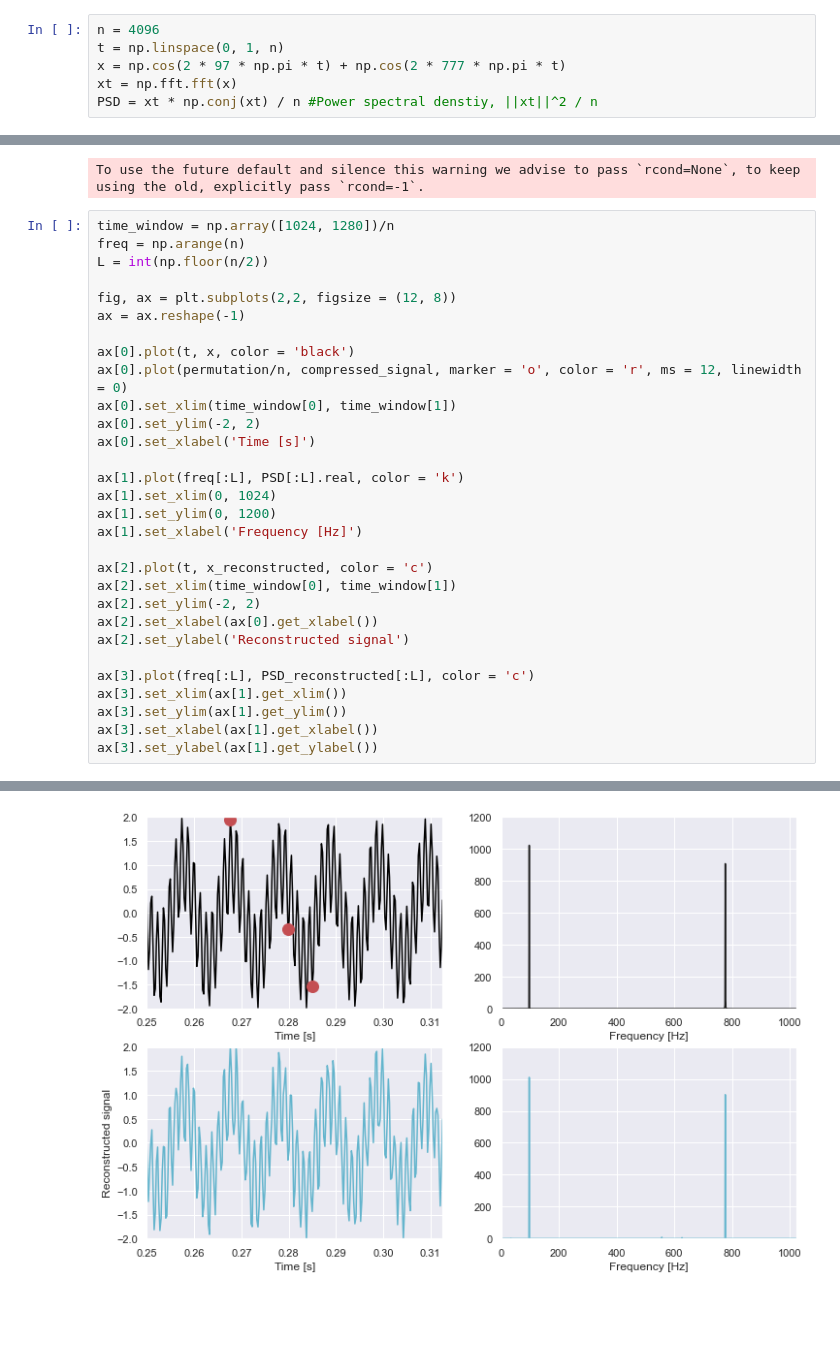
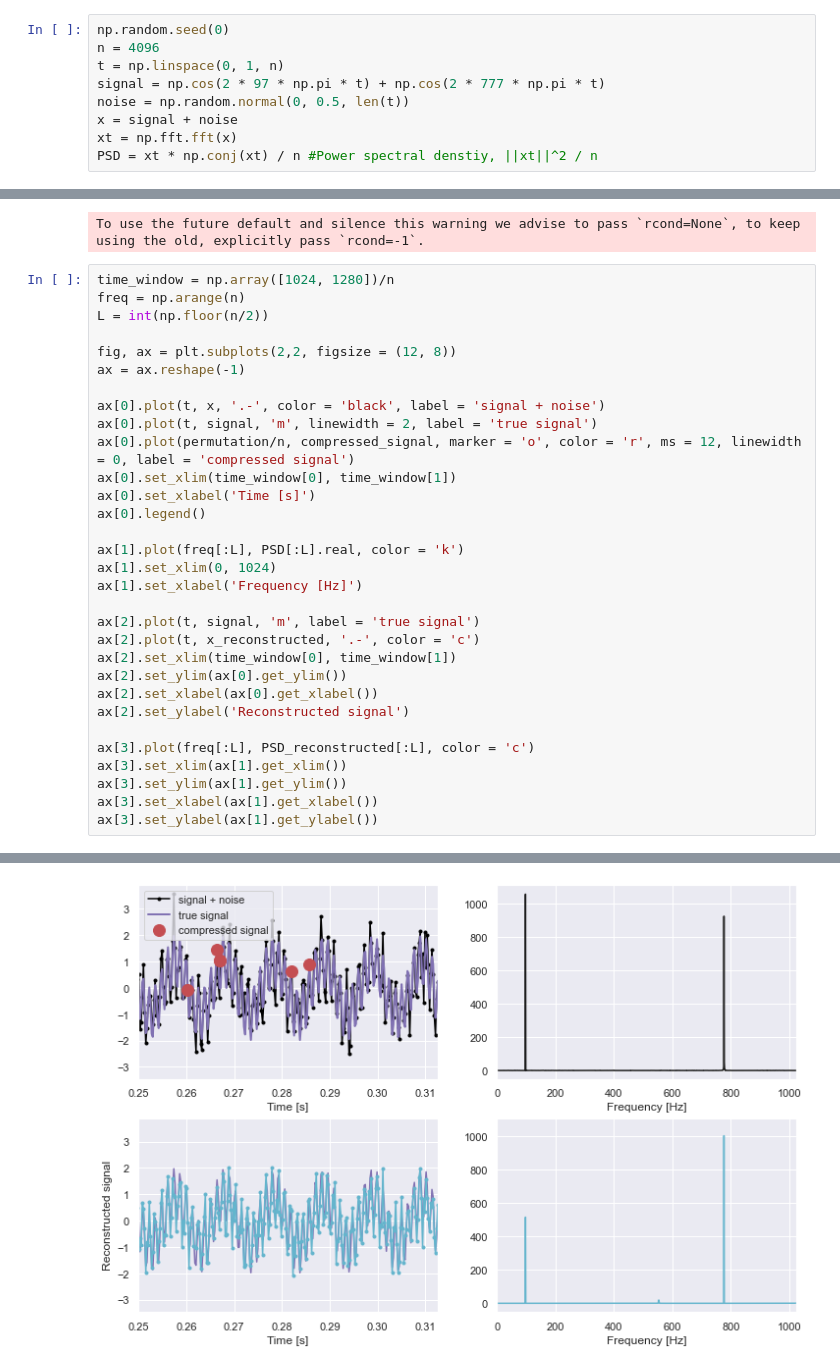
Before and after one commit to jonand9010/CompressedSensing, a Jupyter notebook: beating_nyquist.ipynb, the cells around one changed output, grey strips where cells are left out. Cells and saved outputs as stored; diff of their text form; blank space fills up the shorter version.

Commit message:
added noise

```diff
--- a/beating_nyquist.ipynb
+++ b/beating_nyquist.ipynb
@@ -46,9 +46,12 @@ def cosamp(phi, u, s, epsilon=1e-10, max_iter=1000):
 
     return a
 # %%
+np.random.seed(0)
 n = 4096
 t = np.linspace(0, 1, n)
-x = np.cos(2 * 97 * np.pi * t) + np.cos(2 * 777 * np.pi * t)
+signal = np.cos(2 * 97 * np.pi * t) + np.cos(2 * 777 * np.pi * t)
+noise = np.random.normal(0, 0.5, len(t))
+x = signal + noise
 xt = np.fft.fft(x)
 PSD = xt * np.conj(xt) / n #Power spectral denstiy, ||xt||^2 / n
 # %%
@@ -70,33 +73,34 @@ To use the future default and silence this warning we advise to pass `rcond=None
 # %%
 time_window = np.array([1024, 1280])/n
 freq = np.arange(n)
 L = int(np.floor(n/2))
 
 fig, ax = plt.subplots(2,2, figsize = (12, 8))
 ax = ax.reshape(-1)
 
-ax[0].plot(t, x, color = 'black')
-ax[0].plot(permutation/n, compressed_signal, marker = 'o', color = 'r', ms = 12, linewidth = 0)
+ax[0].plot(t, x, '.-', color = 'black', label = 'signal + noise')
+ax[0].plot(t, signal, 'm', linewidth = 2, label = 'true signal')
+ax[0].plot(permutation/n, compressed_signal, marker = 'o', color = 'r', ms = 12, linewidth = 0, label = 'compressed signal')
 ax[0].set_xlim(time_window[0], time_window[1])
-ax[0].set_ylim(-2, 2)
 ax[0].set_xlabel('Time [s]')
+ax[0].legend()
 
 ax[1].plot(freq[:L], PSD[:L].real, color = 'k')
 ax[1].set_xlim(0, 1024)
-ax[1].set_ylim(0, 1200)
 ax[1].set_xlabel('Frequency [Hz]')
 
-ax[2].plot(t, x_reconstructed, color = 'c')
+ax[2].plot(t, signal, 'm', label = 'true signal')
+ax[2].plot(t, x_reconstructed, '.-', color = 'c')
 ax[2].set_xlim(time_window[0], time_window[1])
-ax[2].set_ylim(-2, 2)
+ax[2].set_ylim(ax[0].get_ylim())
 ax[2].set_xlabel(ax[0].get_xlabel())
 ax[2].set_ylabel('Reconstructed signal')
 
 ax[3].plot(freq[:L], PSD_reconstructed[:L], color = 'c')
 ax[3].set_xlim(ax[1].get_xlim())
 ax[3].set_ylim(ax[1].get_ylim())
 ax[3].set_xlabel(ax[1].get_xlabel())
 ax[3].set_ylabel(ax[1].get_ylabel())
 # %% [output]
 Text(0, 0.5, '')
-[figure, old version]
+[figure, new version]
```
